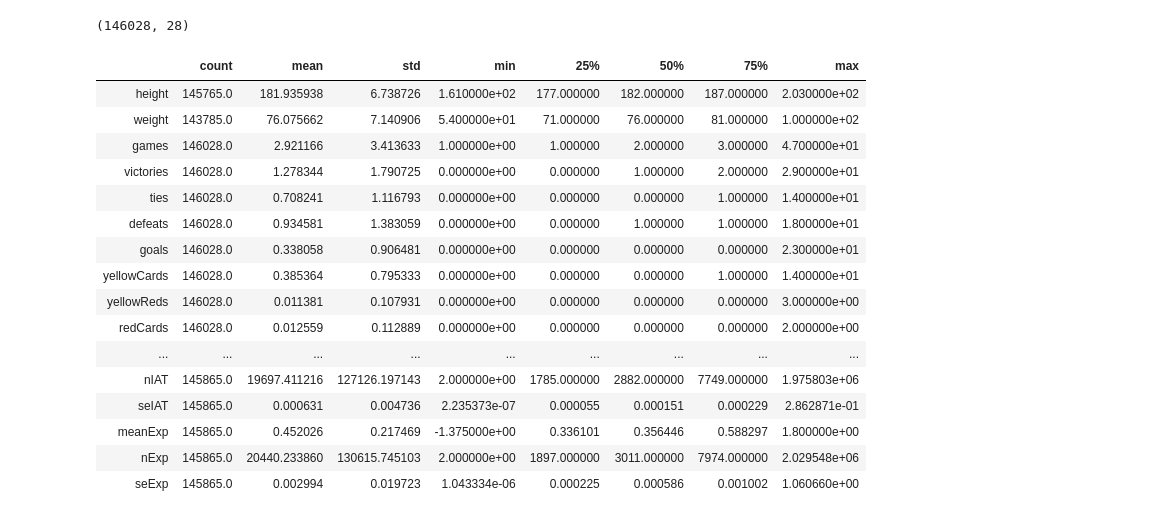
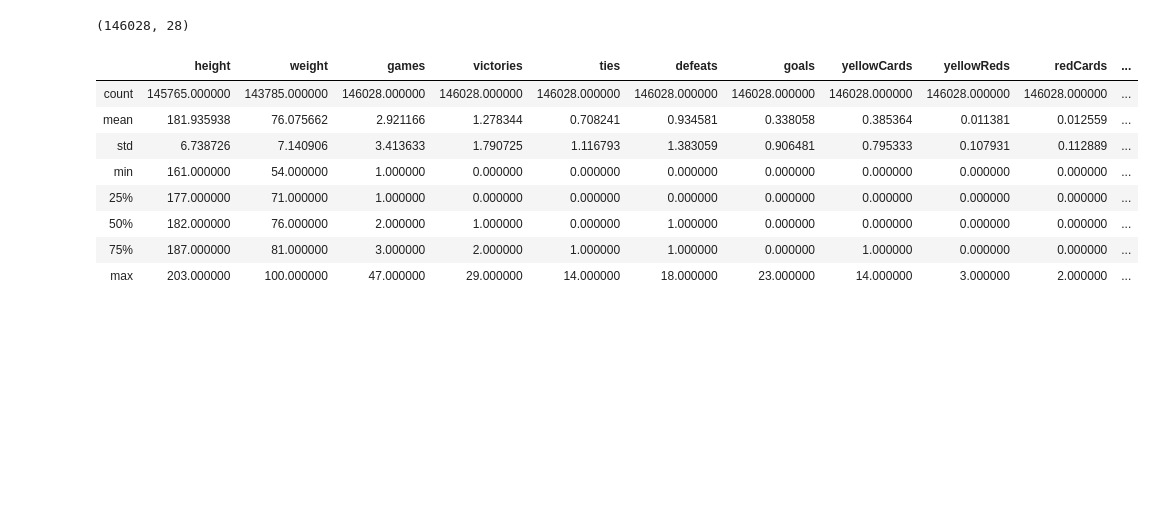
Before and after one commit to TOMMYWHY/158_755DataScience, a Jupyter notebook: project1/project1/Notebooks/project1.ipynb, the cells around one changed output. Saved outputs shown, nothing was run; the diff lists cells and outputs as text; code cells hidden in the pictures; blank space fills up the shorter version.

```diff
--- a/project1/project1/Notebooks/project1.ipynb
+++ b/project1/project1/Notebooks/project1.ipynb
@@ -78,22 +95,14 @@ data_frame.shape #
 # %% [output]
 (146028, 28)
 # %%
-data_frame.describe().T
+data_frame.describe()
 # %% [output]
-|  | count | mean | std | min | 25% | 50% | 75% | max |
-| height | 145765.0 | 181.935938 | 6.738726 | 1.610000e+02 | 177.000000 | 182.000000 | 187.000000 | 2.030000e+02 |
-| weight | 143785.0 | 76.075662 | 7.140906 | 5.400000e+01 | 71.000000 | 76.000000 | 81.000000 | 1.000000e+02 |
-| games | 146028.0 | 2.921166 | 3.413633 | 1.000000e+00 | 1.000000 | 2.000000 | 3.000000 | 4.700000e+01 |
-| victories | 146028.0 | 1.278344 | 1.790725 | 0.000000e+00 | 0.000000 | 1.000000 | 2.000000 | 2.900000e+01 |
-| ties | 146028.0 | 0.708241 | 1.116793 | 0.000000e+00 | 0.000000 | 0.000000 | 1.000000 | 1.400000e+01 |
-| defeats | 146028.0 | 0.934581 | 1.383059 | 0.000000e+00 | 0.000000 | 1.000000 | 1.000000 | 1.800000e+01 |
-| goals | 146028.0 | 0.338058 | 0.906481 | 0.000000e+00 | 0.000000 | 0.000000 | 0.000000 | 2.300000e+01 |
-| yellowCards | 146028.0 | 0.385364 | 0.795333 | 0.000000e+00 | 0.000000 | 0.000000 | 1.000000 | 1.400000e+01 |
-| yellowReds | 146028.0 | 0.011381 | 0.107931 | 0.000000e+00 | 0.000000 | 0.000000 | 0.000000 | 3.000000e+00 |
-| redCards | 146028.0 | 0.012559 | 0.112889 | 0.000000e+00 | 0.000000 | 0.000000 | 0.000000 | 2.000000e+00 |
-| ... | ... | ... | ... | ... | ... | ... | ... | ... |
-| nIAT | 145865.0 | 19697.411216 | 127126.197143 | 2.000000e+00 | 1785.000000 | 2882.000000 | 7749.000000 | 1.975803e+06 |
-| seIAT | 145865.0 | 0.000631 | 0.004736 | 2.235373e-07 | 0.000055 | 0.000151 | 0.000229 | 2.862871e-01 |
-| meanExp | 145865.0 | 0.452026 | 0.217469 | -1.375000e+00 | 0.336101 | 0.356446 | 0.588297 | 1.800000e+00 |
-| nExp | 145865.0 | 20440.233860 | 130615.745103 | 2.000000e+00 | 1897.000000 | 3011.000000 | 7974.000000 | 2.029548e+06 |
-| seExp | 145865.0 | 0.002994 | 0.019723 | 1.043334e-06 | 0.000225 | 0.000586 | 0.001002 | 1.060660e+00 |
+|  | height | weight | games | victories | ties | defeats | goals | yellowCards | yellowReds | redCards | ... |
+| count | 145765.000000 | 143785.000000 | 146028.000000 | 146028.000000 | 146028.000000 | 146028.000000 | 146028.000000 | 146028.000000 | 146028.000000 | 146028.000000 | ... |
+| mean | 181.935938 | 76.075662 | 2.921166 | 1.278344 | 0.708241 | 0.934581 | 0.338058 | 0.385364 | 0.011381 | 0.012559 | ... |
+| std | 6.738726 | 7.140906 | 3.413633 | 1.790725 | 1.116793 | 1.383059 | 0.906481 | 0.795333 | 0.107931 | 0.112889 | ... |
+| min | 161.000000 | 54.000000 | 1.000000 | 0.000000 | 0.000000 | 0.000000 | 0.000000 | 0.000000 | 0.000000 | 0.000000 | ... |
+| 25% | 177.000000 | 71.000000 | 1.000000 | 0.000000 | 0.000000 | 0.000000 | 0.000000 | 0.000000 | 0.000000 | 0.000000 | ... |
+| 50% | 182.000000 | 76.000000 | 2.000000 | 1.000000 | 0.000000 | 1.000000 | 0.000000 | 0.000000 | 0.000000 | 0.000000 | ... |
+| 75% | 187.000000 | 81.000000 | 3.000000 | 2.000000 | 1.000000 | 1.000000 | 0.000000 | 1.000000 | 0.000000 | 0.000000 | ... |
+| max | 203.000000 | 100.000000 | 47.000000 | 29.000000 | 14.000000 | 18.000000 | 23.000000 | 14.000000 | 3.000000 | 2.000000 | ... |
```
Also changed, not shown: parts of 104 cells of this notebook, 12 other files.
